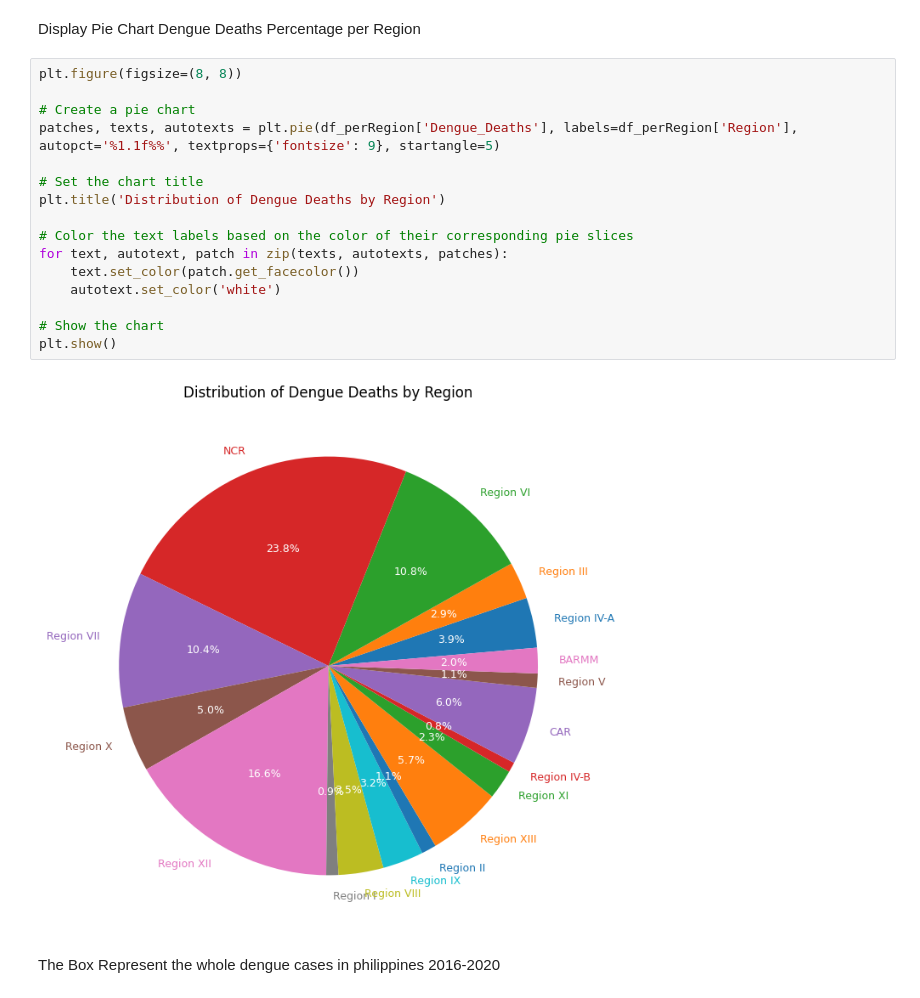
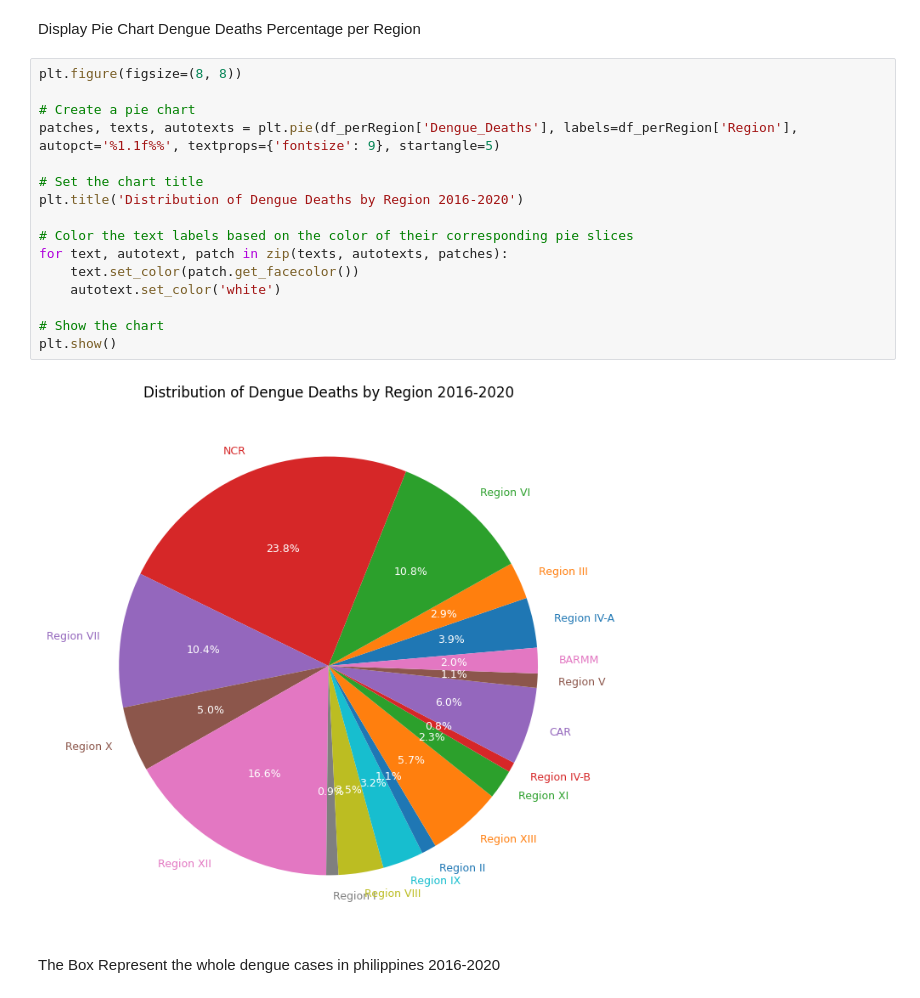
Before and after one commit to dambear/ITBA3203-PROJECT, a Jupyter notebook: dengue.ipynb, the cells around one changed output. Cells and saved outputs as stored; diff of their text form.

Commit message:
update piechart dengue deaths per region

```diff
--- a/dengue.ipynb
+++ b/dengue.ipynb
@@ -223,21 +223,21 @@ Display Pie Chart Dengue Deaths Percentage per Region
 # %%
 plt.figure(figsize=(8, 8))
 
 # Create a pie chart
 patches, texts, autotexts = plt.pie(df_perRegion['Dengue_Deaths'], labels=df_perRegion['Region'], autopct='%1.1f%%', textprops={'fontsize': 9}, startangle=5)
 
 # Set the chart title
-plt.title('Distribution of Dengue Deaths by Region')
+plt.title('Distribution of Dengue Deaths by Region 2016-2020')
 
 # Color the text labels based on the color of their corresponding pie slices
 for text, autotext, patch in zip(texts, autotexts, patches):
     text.set_color(patch.get_facecolor())
     autotext.set_color('white')
 
 # Show the chart
 plt.show()
 # %% [output]
-[figure, old version]
+[figure, new version]
 # %% [markdown]
 The Box Represent the whole dengue cases in philippines 2016-2020
 # %%
```
